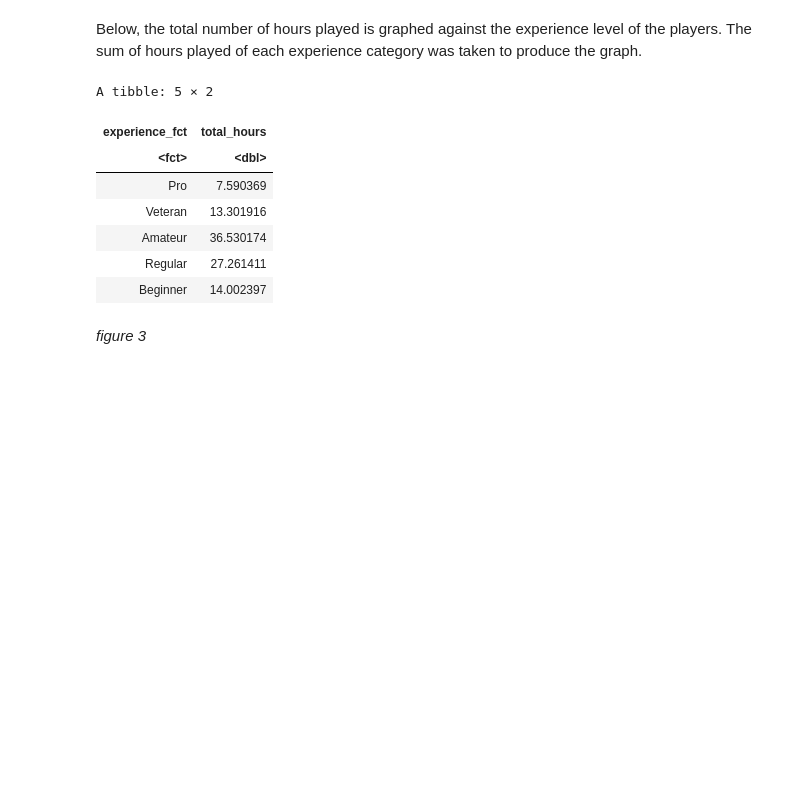
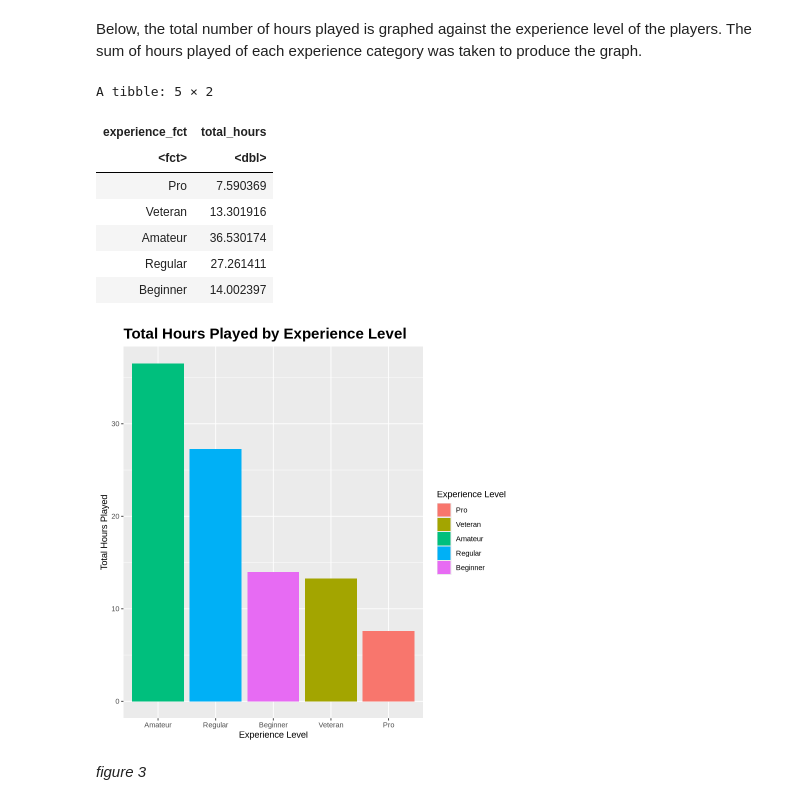
Before and after one commit to thaviship/dsci-group-project, a Jupyter notebook: methods_finalized.ipynb, the cells around one changed output. Drawn from its saved outputs; the diff is of its cells as text; code cells hidden in the pictures; blank space fills up the shorter version.

Commit message:
Adjusted visualization font size

```diff
--- a/methods_finalized.ipynb
+++ b/methods_finalized.ipynb
@@ -160,28 +142,30 @@ Below, the total number of hours played is graphed against the experience level
 # %%
 bar_plot_tidy_players <- players_clean |>
   group_by(experience_fct) |>
   summarise(total_hours = sum(played_hours_log), .groups = "drop")
 bar_plot_tidy_players
 
 bar_plot_experience_vs_totalhrs <- bar_plot_tidy_players |>
   ggplot(aes(x = fct_reorder(experience_fct, total_hours, .desc=TRUE),
              y = total_hours,
              fill = experience_fct)) +
   geom_bar(stat = "identity") +
   labs(x = "Experience Level",
        y = "Total Hours Played",
-       fill = "Experience Level",title = "Total Hours Played by Experience Level")
+       fill = "Experience Level",title = "Total Hours Played by Experience Level")+
+  theme(plot.title = element_text(size = 18, face = "bold"))
 
 bar_plot_experience_vs_totalhrs
 # %% [output]
 A tibble: 5 × 2
 | experience_fct | total_hours |
 | <fct> | <dbl> |
 | Pro | 7.590369 |
 | Veteran | 13.301916 |
 | Amateur | 36.530174 |
 | Regular | 27.261411 |
 | Beginner | 14.002397 |
+[figure, added]
 # %% [markdown]
 *figure 3*
 # %% [markdown]
```
Also changed, not shown: parts of 11 cells of this notebook.
